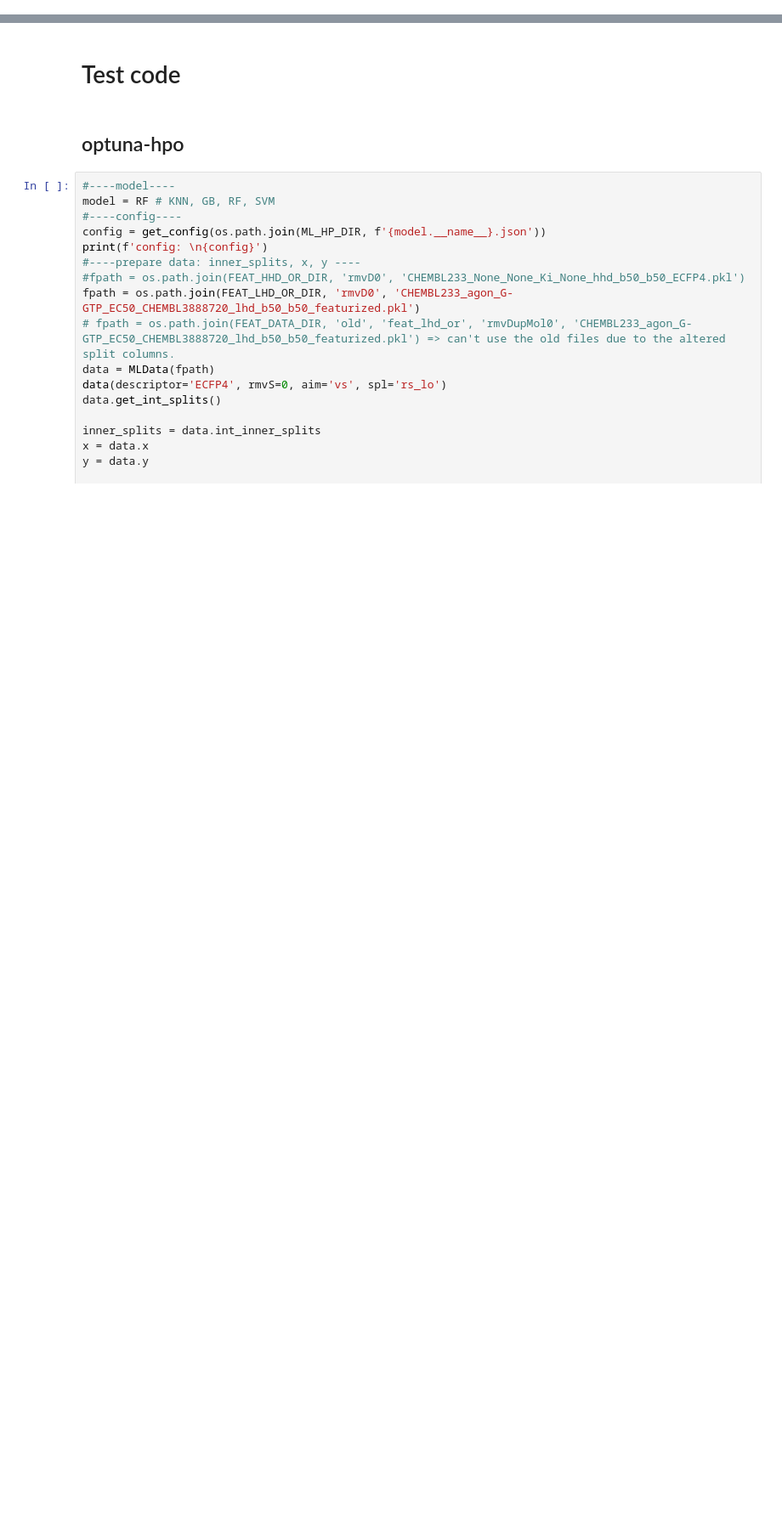
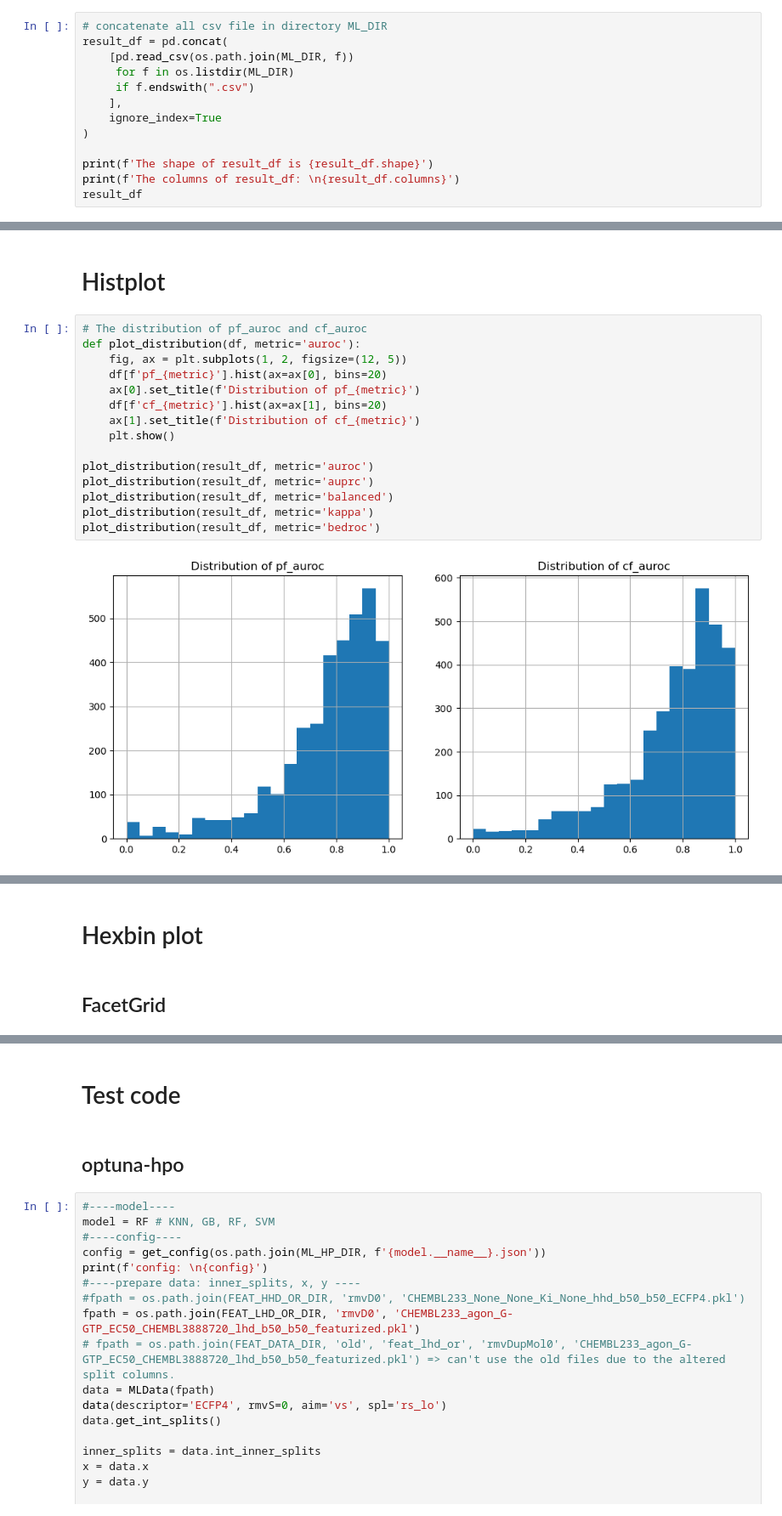
Before and after one commit to xixichennn/datacat4ml, a Jupyter notebook: datacat4ml/Scripts/model_dev/ml_post.ipynb, the cells around one changed output, grey strips where cells are left out. Shown at 85% size. Drawn from its saved outputs; the diff is of its cells as text; blank space fills up the shorter version.

```diff
--- a/datacat4ml/Scripts/model_dev/ml_post.ipynb
+++ b/datacat4ml/Scripts/model_dev/ml_post.ipynb
@@ -12,0 +29,13 @@ from datacat4ml.const import FEAT_HHD_OR_DIR, FEAT_MHD_effect_OR_DIR, FEAT_MHD_O
+# %%
+# concatenate all csv file in directory ML_DIR
+result_df = pd.concat(
+    [pd.read_csv(os.path.join(ML_DIR, f))
+     for f in os.listdir(ML_DIR)
+     if f.endswith(".csv")
+    ],
+    ignore_index=True
+)
+
+print(f'The shape of result_df is {result_df.shape}')
+print(f'The columns of result_df: \n{result_df.columns}')
+result_df
@@ -12,0 +69,19 @@ from datacat4ml.const import FEAT_HHD_OR_DIR, FEAT_MHD_effect_OR_DIR, FEAT_MHD_O
+# %% [markdown]
+# Histplot
+# %%
+# The distribution of pf_auroc and cf_auroc
+def plot_distribution(df, metric='auroc'):
+    fig, ax = plt.subplots(1, 2, figsize=(12, 5))
+    df[f'pf_{metric}'].hist(ax=ax[0], bins=20)
+    ax[0].set_title(f'Distribution of pf_{metric}')
+    df[f'cf_{metric}'].hist(ax=ax[1], bins=20)
+    ax[1].set_title(f'Distribution of cf_{metric}')
+    plt.show()
+
+plot_distribution(result_df, metric='auroc')
+plot_distribution(result_df, metric='auprc')
+plot_distribution(result_df, metric='balanced')
+plot_distribution(result_df, metric='kappa')
+plot_distribution(result_df, metric='bedroc')
+# %% [output]
+[figure, added]
@@ -12,0 +92,4 @@ from datacat4ml.const import FEAT_HHD_OR_DIR, FEAT_MHD_effect_OR_DIR, FEAT_MHD_O
+# %% [markdown]
+# Hexbin plot
+# %% [markdown]
+## FacetGrid
```
Also changed, not shown: parts of 24 cells of this notebook, 33 other files.
